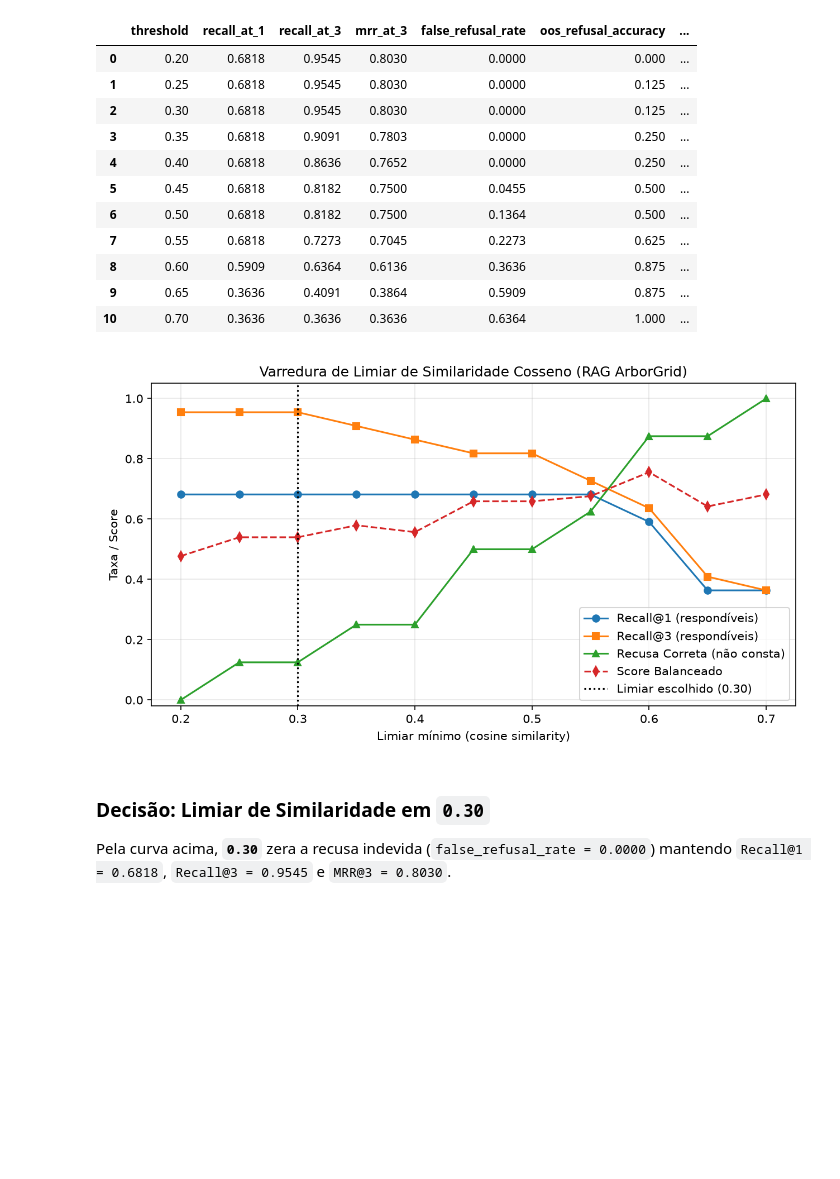
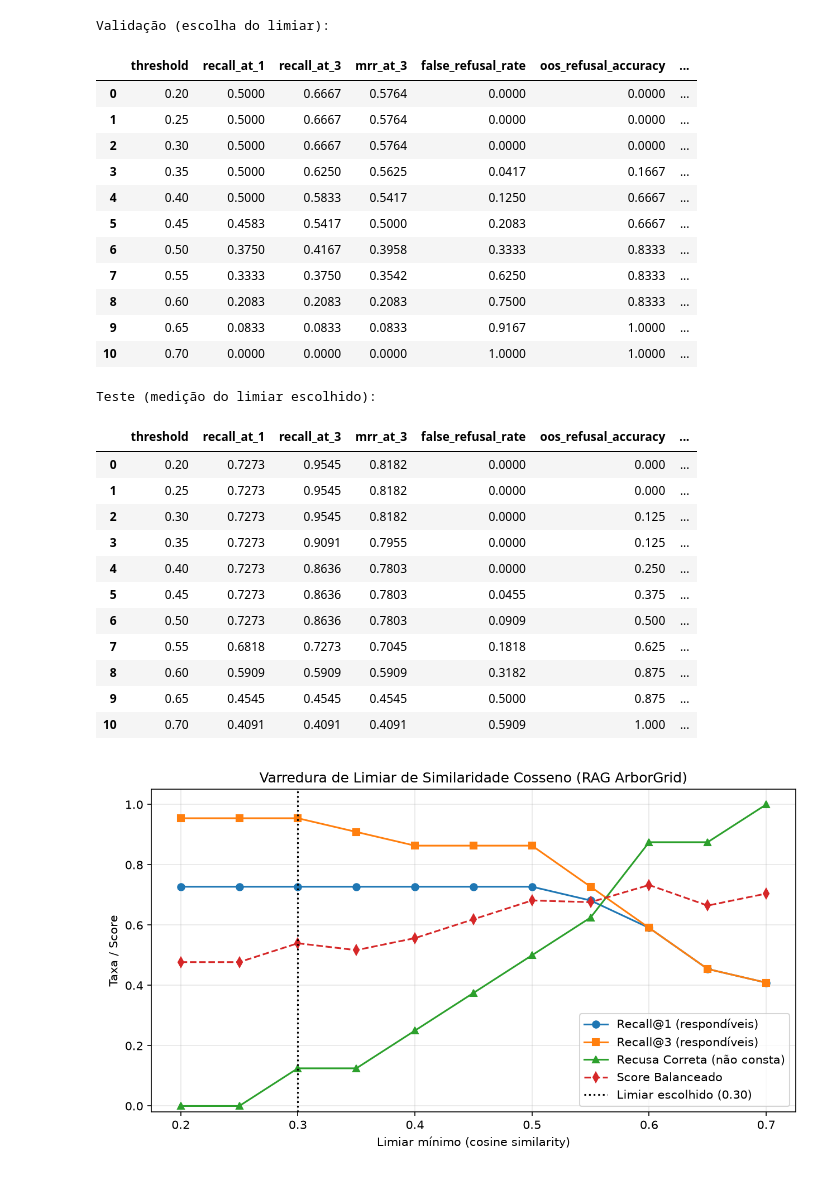
Before and after one commit to LM2124/Fiap-2026-GS2-CitizenTech-Projeto-Arborgrid, a Jupyter notebook: llm-assistant/notebooks/01_base_e_busca_rag.ipynb, the cells around one changed output. Drawn from its saved outputs; the diff is of its cells as text; code cells hidden in the pictures; blank space fills up the shorter version.

```diff
--- a/llm-assistant/notebooks/01_base_e_busca_rag.ipynb
+++ b/llm-assistant/notebooks/01_base_e_busca_rag.ipynb
@@ -44,27 +44,42 @@ Total de trechos curados: 16
 # %%
 REEXECUTAR_BUSCA = False  # Altere para True para recalcular embeddings em tempo de execução
 
 if REEXECUTAR_BUSCA or not (DIR_EVAL / 'retrieval_threshold_sweep.csv').exists():
     from scripts.eval_retrieval import main as run_eval
     run_eval()
 
+df_val = pd.read_csv(DIR_EVAL / 'retrieval_threshold_sweep_validacao.csv')
 df_sweep = pd.read_csv(DIR_EVAL / 'retrieval_threshold_sweep.csv')
+print('Validação (escolha do limiar):')
+display(df_val)
+print('Teste (medição do limiar escolhido):')
 display(df_sweep)
 display(Image(filename=str(DIR_ASSETS / 'retrieval_threshold_sweep.png')))
 # %% [output]
+Validação (escolha do limiar):
 |  | threshold | recall_at_1 | recall_at_3 | mrr_at_3 | false_refusal_rate | oos_refusal_accuracy | ... |
-| 0 | 0.20 | 0.6818 | 0.9545 | 0.8030 | 0.0000 | 0.000 | ... |
-| 1 | 0.25 | 0.6818 | 0.9545 | 0.8030 | 0.0000 | 0.125 | ... |
-| 2 | 0.30 | 0.6818 | 0.9545 | 0.8030 | 0.0000 | 0.125 | ... |
-| 3 | 0.35 | 0.6818 | 0.9091 | 0.7803 | 0.0000 | 0.250 | ... |
-| 4 | 0.40 | 0.6818 | 0.8636 | 0.7652 | 0.0000 | 0.250 | ... |
-| 5 | 0.45 | 0.6818 | 0.8182 | 0.7500 | 0.0455 | 0.500 | ... |
-| 6 | 0.50 | 0.6818 | 0.8182 | 0.7500 | 0.1364 | 0.500 | ... |
-| 7 | 0.55 | 0.6818 | 0.7273 | 0.7045 | 0.2273 | 0.625 | ... |
-| 8 | 0.60 | 0.5909 | 0.6364 | 0.6136 | 0.3636 | 0.875 | ... |
-| 9 | 0.65 | 0.3636 | 0.4091 | 0.3864 | 0.5909 | 0.875 | ... |
-| 10 | 0.70 | 0.3636 | 0.3636 | 0.3636 | 0.6364 | 1.000 | ... |
+| 0 | 0.20 | 0.5000 | 0.6667 | 0.5764 | 0.0000 | 0.0000 | ... |
+| 1 | 0.25 | 0.5000 | 0.6667 | 0.5764 | 0.0000 | 0.0000 | ... |
+| 2 | 0.30 | 0.5000 | 0.6667 | 0.5764 | 0.0000 | 0.0000 | ... |
+| 3 | 0.35 | 0.5000 | 0.6250 | 0.5625 | 0.0417 | 0.1667 | ... |
+| 4 | 0.40 | 0.5000 | 0.5833 | 0.5417 | 0.1250 | 0.6667 | ... |
+| 5 | 0.45 | 0.4583 | 0.5417 | 0.5000 | 0.2083 | 0.6667 | ... |
+| 6 | 0.50 | 0.3750 | 0.4167 | 0.3958 | 0.3333 | 0.8333 | ... |
+| 7 | 0.55 | 0.3333 | 0.3750 | 0.3542 | 0.6250 | 0.8333 | ... |
+| 8 | 0.60 | 0.2083 | 0.2083 | 0.2083 | 0.7500 | 0.8333 | ... |
+| 9 | 0.65 | 0.0833 | 0.0833 | 0.0833 | 0.9167 | 1.0000 | ... |
+| 10 | 0.70 | 0.0000 | 0.0000 | 0.0000 | 1.0000 | 1.0000 | ... |
+Teste (medição do limiar escolhido):
+|  | threshold | recall_at_1 | recall_at_3 | mrr_at_3 | false_refusal_rate | oos_refusal_accuracy | ... |
+| 0 | 0.20 | 0.7273 | 0.9545 | 0.8182 | 0.0000 | 0.000 | ... |
+| 1 | 0.25 | 0.7273 | 0.9545 | 0.8182 | 0.0000 | 0.000 | ... |
+| 2 | 0.30 | 0.7273 | 0.9545 | 0.8182 | 0.0000 | 0.125 | ... |
+| 3 | 0.35 | 0.7273 | 0.9091 | 0.7955 | 0.0000 | 0.125 | ... |
+| 4 | 0.40 | 0.7273 | 0.8636 | 0.7803 | 0.0000 | 0.250 | ... |
+| 5 | 0.45 | 0.7273 | 0.8636 | 0.7803 | 0.0455 | 0.375 | ... |
+| 6 | 0.50 | 0.7273 | 0.8636 | 0.7803 | 0.0909 | 0.500 | ... |
+| 7 | 0.55 | 0.6818 | 0.7273 | 0.7045 | 0.1818 | 0.625 | ... |
+| 8 | 0.60 | 0.5909 | 0.5909 | 0.5909 | 0.3182 | 0.875 | ... |
+| 9 | 0.65 | 0.4545 | 0.4545 | 0.4545 | 0.5000 | 0.875 | ... |
+| 10 | 0.70 | 0.4091 | 0.4091 | 0.4091 | 0.5909 | 1.000 | ... |
-[figure, old version]
+[figure, new version]
-# %% [markdown]
-### Decisão: Limiar de Similaridade em `0.30`
-Pela curva acima, **`0.30`** zera a recusa indevida (`false_refusal_rate = 0.0000`) mantendo `Recall@1 = 0.6818`, `Recall@3 = 0.9545` e `MRR@3 = 0.8030`.
```
Also changed, not shown: parts of 4 cells of this notebook, 15 other files.
